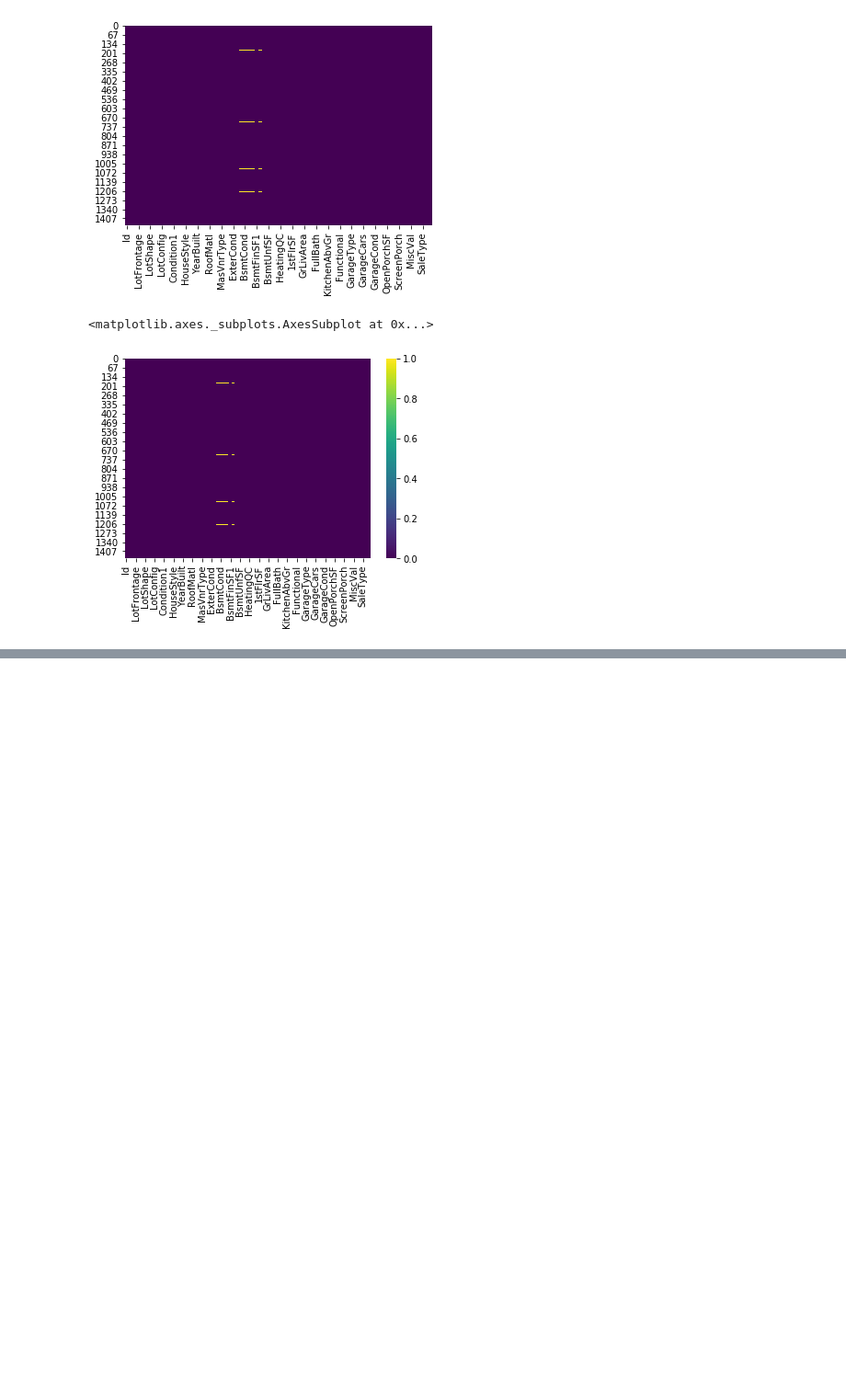
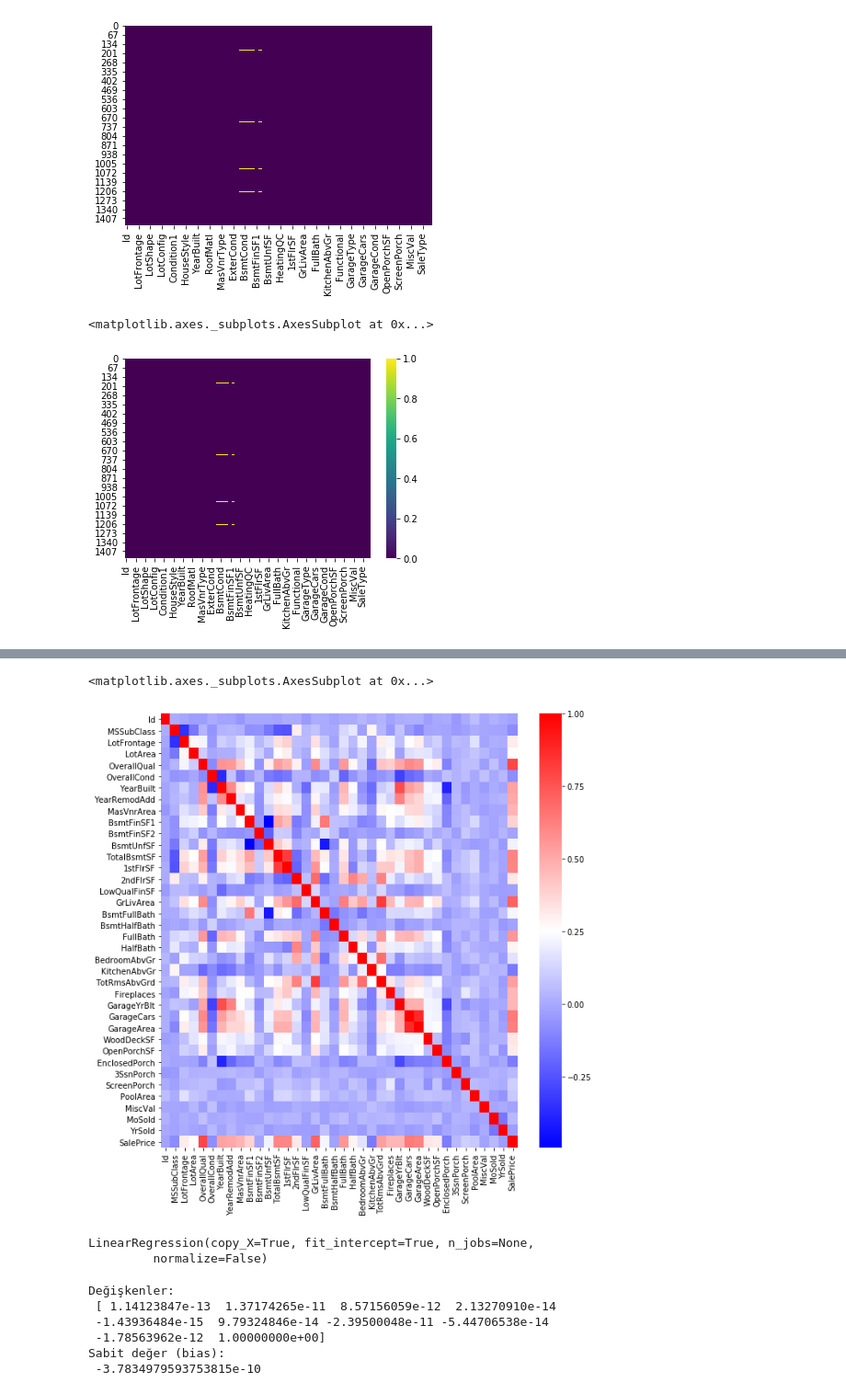
Before and after one commit to EceDolen/Bootcamp_-Bolum_6, a Jupyter notebook: Regresyon_Odev_2.ipynb, the cells around one changed output, grey strips where cells are left out. Shown at 92% size. Saved outputs shown, nothing was run; the diff lists cells and outputs as text; code cells hidden in the pictures; blank space fills up the shorter version.

```diff
--- a/Regresyon_Odev_2.ipynb
+++ b/Regresyon_Odev_2.ipynb
@@ -291,3 +292,6 @@ sns.heatmap(house_Prices_droppped.isnull(), cmap = 'viridis')
 # %% [output]
 <matplotlib.axes._subplots.AxesSubplot at 0x...>
 [figure]
+# %%
+corr_matrix = house_Prices_droppped.corr()
+corr_matrix.head()
@@ -293,0 +326,6 @@ sns.heatmap(house_Prices_droppped.isnull(), cmap = 'viridis')
+# %%
+plt.figure(figsize=(10,10))
+sns.heatmap(corr_matrix, cmap = 'bwr', linecolor='black')
+# %% [output]
+<matplotlib.axes._subplots.AxesSubplot at 0x...>
+[figure, added]
@@ -293,0 +337,16 @@ sns.heatmap(house_Prices_droppped.isnull(), cmap = 'viridis')
+# %%
+lrm = linear_model.LinearRegression()
+lrm.fit(X, Y)
+# %% [output]
+LinearRegression(copy_X=True, fit_intercept=True, n_jobs=None,
+         normalize=False)
+# %%
+print('Değişkenler: \n', lrm.coef_)
+print('Sabit değer (bias): \n', lrm.intercept_)
+# %% [output]
+Değişkenler:
+ [ 1.14123847e-13  1.37174265e-11  8.57156059e-12  2.13270910e-14
+ -1.43936484e-15  9.79324846e-14 -2.39500048e-11 -5.44706538e-14
+ -1.78563962e-12  1.00000000e+00]
+Sabit değer (bias):
+ -3.7834979593753815e-10
```
Also changed, not shown: parts of 5 cells of this notebook.
